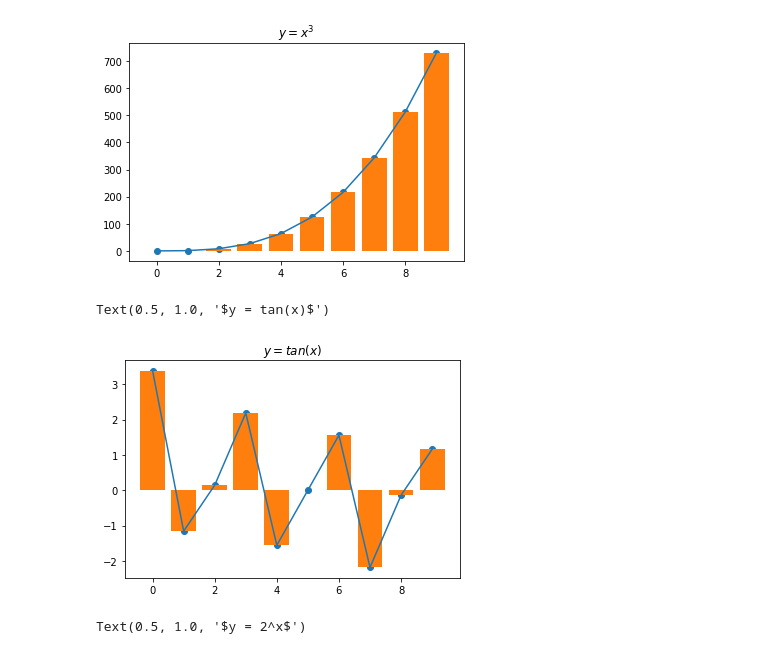
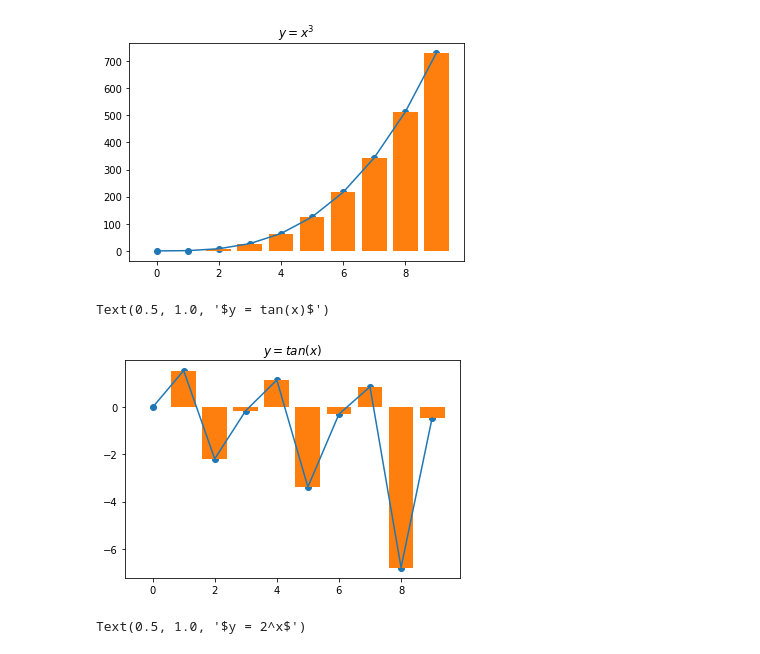
Before and after one commit to Yongliang-Shi/numpy-pandas-visualization-exercises, a Jupyter notebook: matplotlib_exercises.ipynb, the cells around one changed output. Drawn from its saved outputs; the diff is of its cells as text; code cells hidden in the pictures.

```diff
--- a/matplotlib_exercises.ipynb
+++ b/matplotlib_exercises.ipynb
@@ -64,13 +74,13 @@ Text(0.5, 1.0, '$y = x^3$')
 [figure]
 # %%
 x3 = range(10)
-y3 = [math.tan(i) for i in x]
+y3 = [math.tan(i) for i in x3]
 
 plt.scatter(x3,y3)
 plt.plot(x3,y3)
 plt.bar(x3,y3)
 plt.title(r"$y = tan(x)$")
 # %% [output]
 Text(0.5, 1.0, '$y = tan(x)$')
-[figure, old version]
+[figure, new version]
 # %%
```
Also changed, not shown: parts of 7 cells of this notebook.
